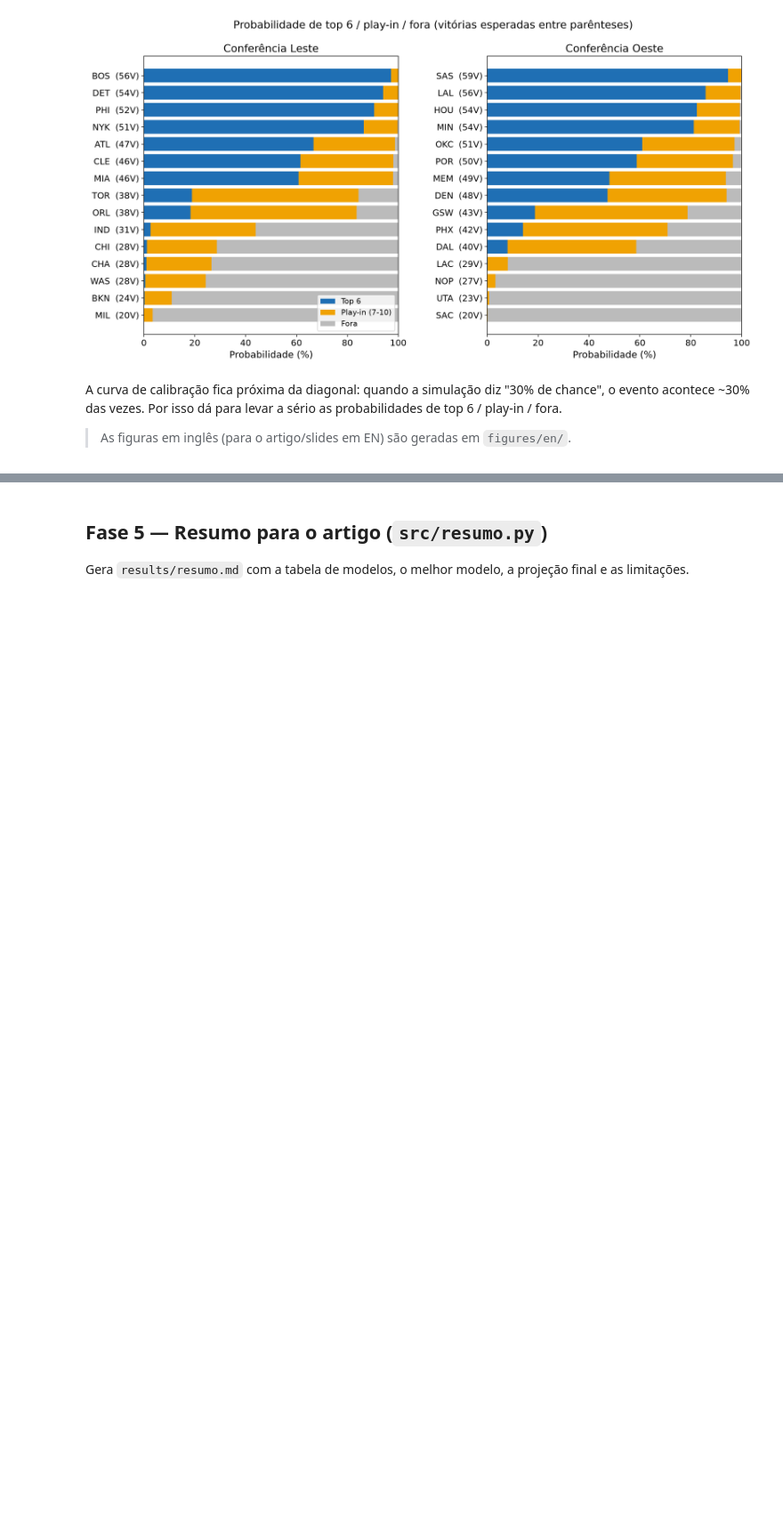
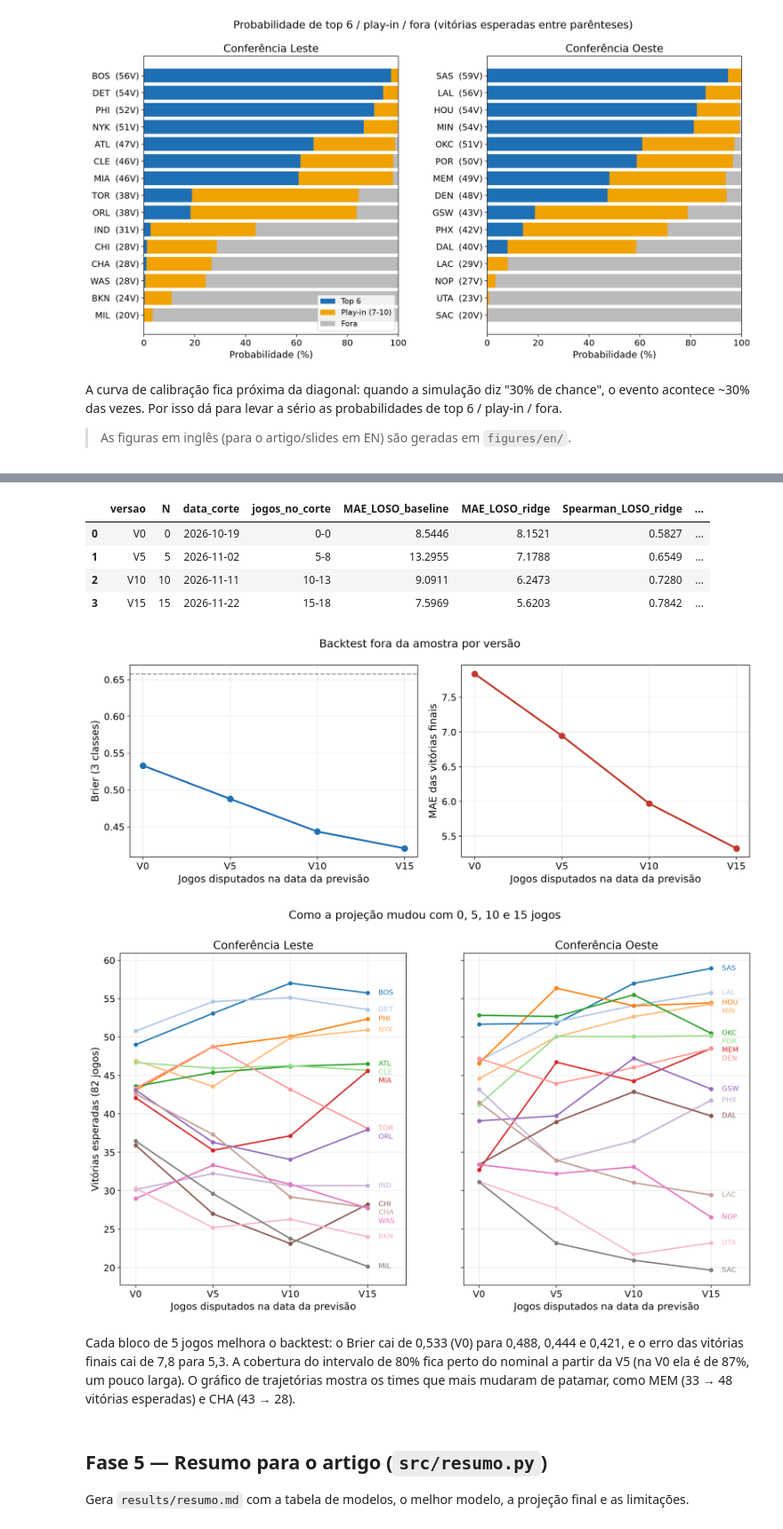
Before and after one commit to euusoujc/nba-standings-forecast, a Jupyter notebook: notebooks/projeto.ipynb, the cells around one changed output, grey strips where cells are left out. Shown at 89% size. Drawn from its saved outputs; the diff is of its cells as text; code cells hidden in the pictures; blank space fills up the shorter version.

```diff
--- a/notebooks/projeto.ipynb
+++ b/notebooks/projeto.ipynb
@@ -265,0 +274,7 @@ vezes. Por isso dá para levar a sério as probabilidades de top 6 / play-in / f
+# %%
+import versoes
+versoes.main()
+display(pd.read_csv(ROOT / "results/versoes_resumo.csv"))
+display(Image(ROOT / "figures/versoes_backtest.png", width=900))
+display(Image(ROOT / "figures/versoes_trajetoria.png", width=1100))
+# %% [output]
@@ -266,3 +298,15 @@ vezes. Por isso dá para levar a sério as probabilidades de top 6 / play-in / f
+|  | versao | N | data_corte | jogos_no_corte | MAE_LOSO_baseline | MAE_LOSO_ridge | Spearman_LOSO_ridge | ... |
+| 0 | V0 | 0 | 2026-10-19 | 0-0 | 8.5446 | 8.1521 | 0.5827 | ... |
+| 1 | V5 | 5 | 2026-11-02 | 5-8 | 13.2955 | 7.1788 | 0.6549 | ... |
+| 2 | V10 | 10 | 2026-11-11 | 10-13 | 9.0911 | 6.2473 | 0.7280 | ... |
+| 3 | V15 | 15 | 2026-11-22 | 15-18 | 7.5969 | 5.6203 | 0.7842 | ... |
+[figure, added]
+[figure, added]
+# %% [markdown]
+Cada bloco de 5 jogos melhora o backtest: o Brier cai de 0,533 (V0) para 0,488, 0,444 e 0,421, e o erro das vitórias
+finais cai de 7,8 para 5,3. A cobertura do intervalo de 80% fica perto do nominal a partir da V5 (na V0 ela é de 87%,
+um pouco larga). O gráfico de trajetórias mostra os times que mais mudaram de patamar, como MEM (33 → 48 vitórias
+esperadas) e CHA (43 → 28).
 # %% [markdown]
 ## Fase 5 — Resumo para o artigo (`src/resumo.py`)
 
```
Also changed, not shown: parts of 4 cells of this notebook, 29 other files.
